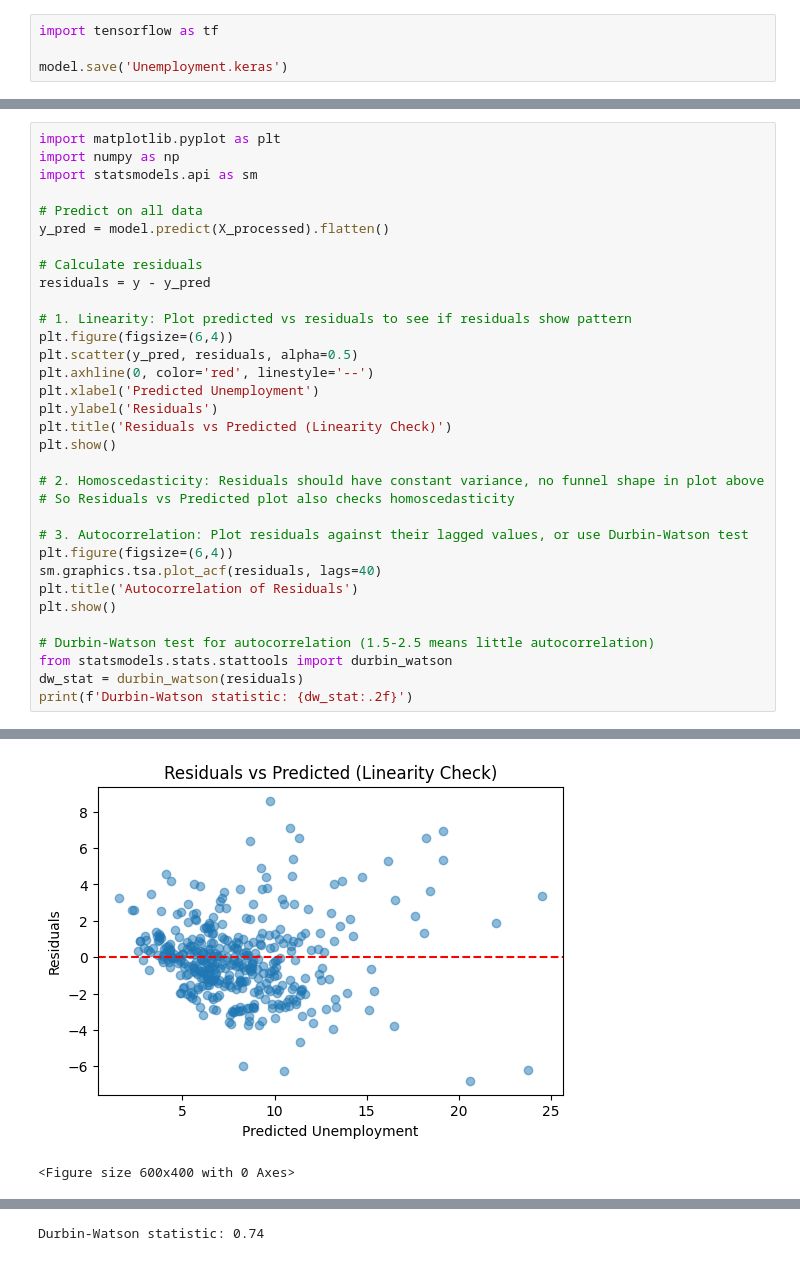
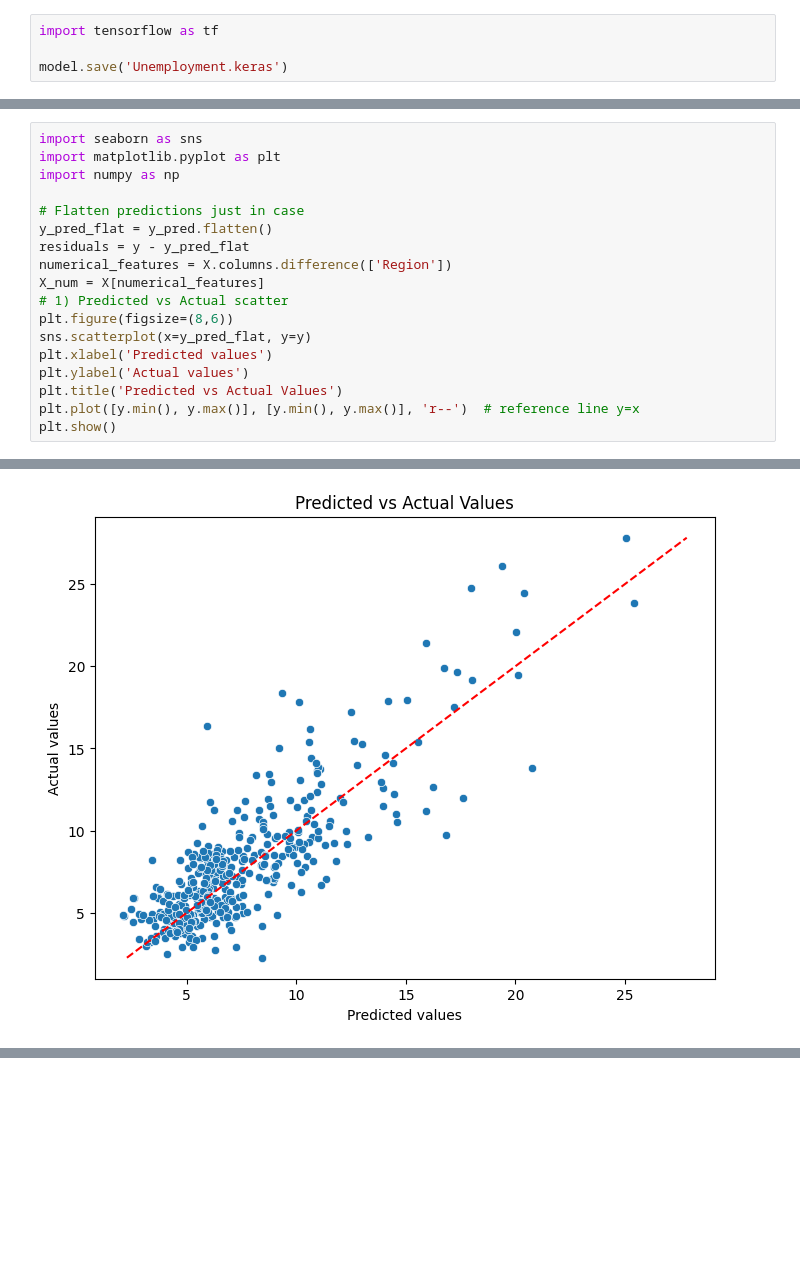
Before and after one commit to songmichael11/Consensus, a Jupyter notebook: ml_src/neural.ipynb, the cells around one changed output, grey strips where cells are left out. Saved outputs shown, nothing was run; the diff lists cells and outputs as text; blank space fills up the shorter version.

Commit message:
Graph Update

```diff
--- a/ml_src/neural.ipynb
+++ b/ml_src/neural.ipynb
@@ -458,36 +458,21 @@ Weight 0 shape: (15, 128)
 Weight 21 shape: (1,)
 [0.1912151]
 # %%
+import seaborn as sns
 import matplotlib.pyplot as plt
 import numpy as np
-import statsmodels.api as sm
 
-# Predict on all data
-y_pred = model.predict(X_processed).flatten()
-
-# Calculate residuals
-residuals = y - y_pred
-
-# 1. Linearity: Plot predicted vs residuals to see if residuals show pattern
-plt.figure(figsize=(6,4))
-plt.scatter(y_pred, residuals, alpha=0.5)
-plt.axhline(0, color='red', linestyle='--')
-plt.xlabel('Predicted Unemployment')
-plt.ylabel('Residuals')
-plt.title('Residuals vs Predicted (Linearity Check)')
+# Flatten predictions just in case
+y_pred_flat = y_pred.flatten()
+residuals = y - y_pred_flat
+numerical_features = X.columns.difference(['Region'])
+X_num = X[numerical_features]
+# 1) Predicted vs Actual scatter
+plt.figure(figsize=(8,6))
+sns.scatterplot(x=y_pred_flat, y=y)
+plt.xlabel('Predicted values')
+plt.ylabel('Actual values')
+plt.title('Predicted vs Actual Values')
+plt.plot([y.min(), y.max()], [y.min(), y.max()], 'r--')  # reference line y=x
 plt.show()
-
-# 2. Homoscedasticity: Residuals should have constant variance, no funnel shape in plot above
-# So Residuals vs Predicted plot also checks homoscedasticity
-
-# 3. Autocorrelation: Plot residuals against their lagged values, or use Durbin-Watson test
-plt.figure(figsize=(6,4))
-sm.graphics.tsa.plot_acf(residuals, lags=40)
-plt.title('Autocorrelation of Residuals')
-plt.show()
-
-# Durbin-Watson test for autocorrelation (1.5-2.5 means little autocorrelation)
-from statsmodels.stats.stattools import durbin_watson
-dw_stat = durbin_watson(residuals)
-print(f'Durbin-Watson statistic: {dw_stat:.2f}')
 # %% [output]
@@ -495,2 +479 @@ print(f'Durbin-Watson statistic: {dw_stat:.2f}')
-[figure, old version]
+[figure, new version]
-<Figure size 600x400 with 0 Axes>
@@ -498 +479,0 @@ print(f'Durbin-Watson statistic: {dw_stat:.2f}')
-Durbin-Watson statistic: 0.74
```
Also changed, not shown: parts of 4 cells of this notebook.
